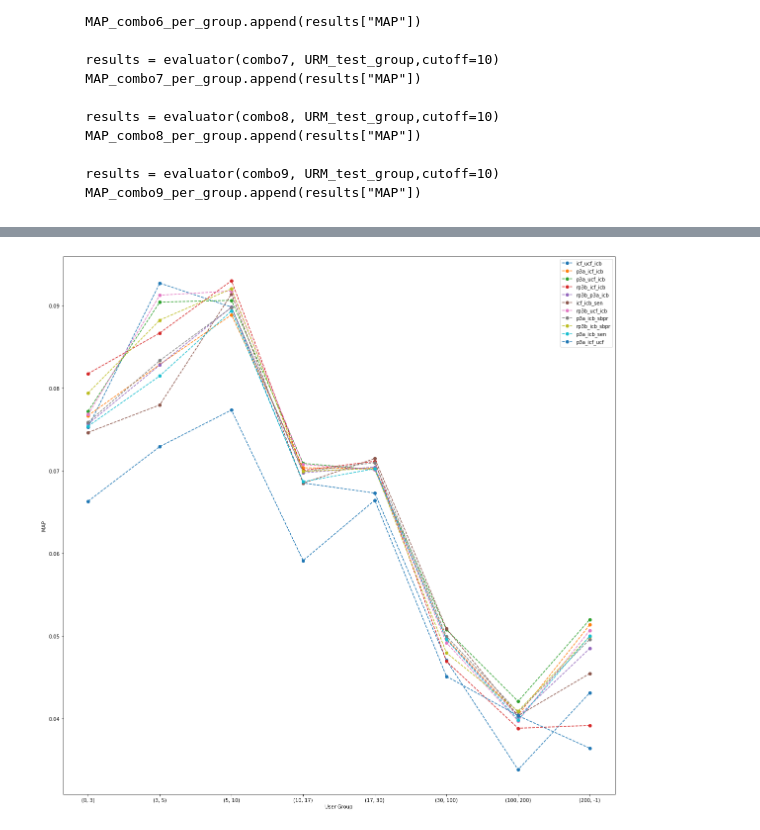
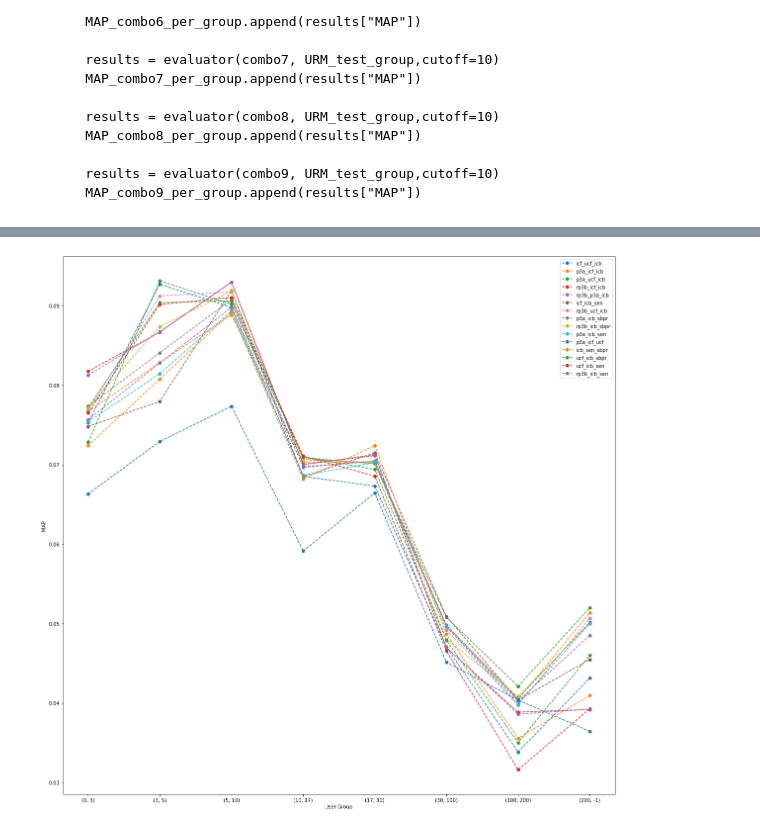
Before and after one commit to fcolombo7/RecSys-2020, a Jupyter notebook: segmentation_v2.ipynb, the cells around one changed output, grey strips where cells are left out. Saved outputs shown, nothing was run; the diff lists cells and outputs as text; code cells hidden in the pictures.

```diff
--- a/segmentation_v2.ipynb
+++ b/segmentation_v2.ipynb
@@ -121,0 +140,7 @@ labels ={
+# %%
+list_recommender = [ucf, icb, sen]
+combo14 = HybridCombinationSearch(URM_train, ICM_all, list_recommender)
+params={'alpha': 0.4960538848298478, 'l1_ratio': 0.3805091314133038}
+combo14.fit(**params)
+result = evaluator(combo14, URM_test, cutoff=10)
+result
@@ -121,0 +153,7 @@ labels ={
+# %%
+list_recommender = [ucf, icb, sbpr]
+combo13 = HybridCombinationSearch(URM_train, ICM_all, list_recommender)
+params={'alpha': 0.36976685355295563, 'l1_ratio': 0.46692198040584476}
+combo13.fit(**params)
+result = evaluator(combo13, URM_test, cutoff=10)
+result
@@ -121,0 +166,7 @@ labels ={
+# %%
+list_recommender = [icb, sen, sbpr]
+combo12 = HybridCombinationSearch(URM_train, ICM_all, list_recommender)
+params={'alpha': 0.9651828293963296, 'l1_ratio': 0.14049121822460078}
+combo12.fit(**params)
+result = evaluator(combo12, URM_test, cutoff=10)
+result
@@ -315,6 +372,12 @@ MAP_combo8_per_group = []
 MAP_combo9_per_group = []
 MAP_combo10_per_group = []
 MAP_combo11_per_group = []
+MAP_combo12_per_group = []
+MAP_combo13_per_group = []
+MAP_combo14_per_group = []
+MAP_combo15_per_group = []
+
+cutoff = 10
 
 for f_range in f_ranges:
     URM_test_group = parser.filter_URM_test_by_range(URM_train, URM_test, f_range)
@@ -351,5 +414,17 @@ for f_range in f_ranges:
 
     results, _ = evaluator_test.evaluateRecommender(combo11)
     MAP_combo11_per_group.append(results[cutoff]["MAP"])
+
+    results, _ = evaluator_test.evaluateRecommender(combo12)
+    MAP_combo12_per_group.append(results[cutoff]["MAP"])
+
+    results, _ = evaluator_test.evaluateRecommender(combo13)
+    MAP_combo13_per_group.append(results[cutoff]["MAP"])
+
+    results, _ = evaluator_test.evaluateRecommender(combo14)
+    MAP_combo14_per_group.append(results[cutoff]["MAP"])
+
+    results, _ = evaluator_test.evaluateRecommender(combo15)
+    MAP_combo15_per_group.append(results[cutoff]["MAP"])
 # %% [output]
 Warning: the URM_test filtered in (0, 3) has 566 of 4106 total users in the original URM_test. (0.14)
@@ -404,22 +515,26 @@ RANGE (0, 3)
 # %%
 import matplotlib.pyplot as pyplot
 %matplotlib inline
 pyplot.figure(figsize=(20,20))
 pyplot.plot(MAP_combo1_per_group, '--o', label=labels["combo1"])
 pyplot.plot(MAP_combo2_per_group, '--o', label=labels["combo2"])
 pyplot.plot(MAP_combo3_per_group, '--o', label=labels["combo3"])
 pyplot.plot(MAP_combo4_per_group, '--o', label=labels["combo4"])
 pyplot.plot(MAP_combo5_per_group, '--o', label=labels["combo5"])
 pyplot.plot(MAP_combo6_per_group, '--o', label=labels["combo6"])
 pyplot.plot(MAP_combo7_per_group, '--o', label=labels["combo7"])
 pyplot.plot(MAP_combo8_per_group, '--o', label=labels["combo8"])
 pyplot.plot(MAP_combo9_per_group, '--o', label=labels["combo9"])
 pyplot.plot(MAP_combo10_per_group, '--o', label=labels["combo10"])
 pyplot.plot(MAP_combo11_per_group, '--o', label=labels["combo11"])
+pyplot.plot(MAP_combo12_per_group, '--o', label=labels["combo12"])
+pyplot.plot(MAP_combo13_per_group, '--o', label=labels["combo13"])
+pyplot.plot(MAP_combo14_per_group, '--o', label=labels["combo14"])
+pyplot.plot(MAP_combo15_per_group, '--o', label=labels["combo15"])
 pyplot.xticks(ticks=range(0,len(f_ranges)), labels=f_ranges)
 pyplot.ylabel('MAP')
 pyplot.xlabel('User Group')
 pyplot.legend()
 pyplot.show()
 # %% [output]
-[figure, old version]
+[figure, new version]
```
Also changed, not shown: parts of 14 cells of this notebook.
